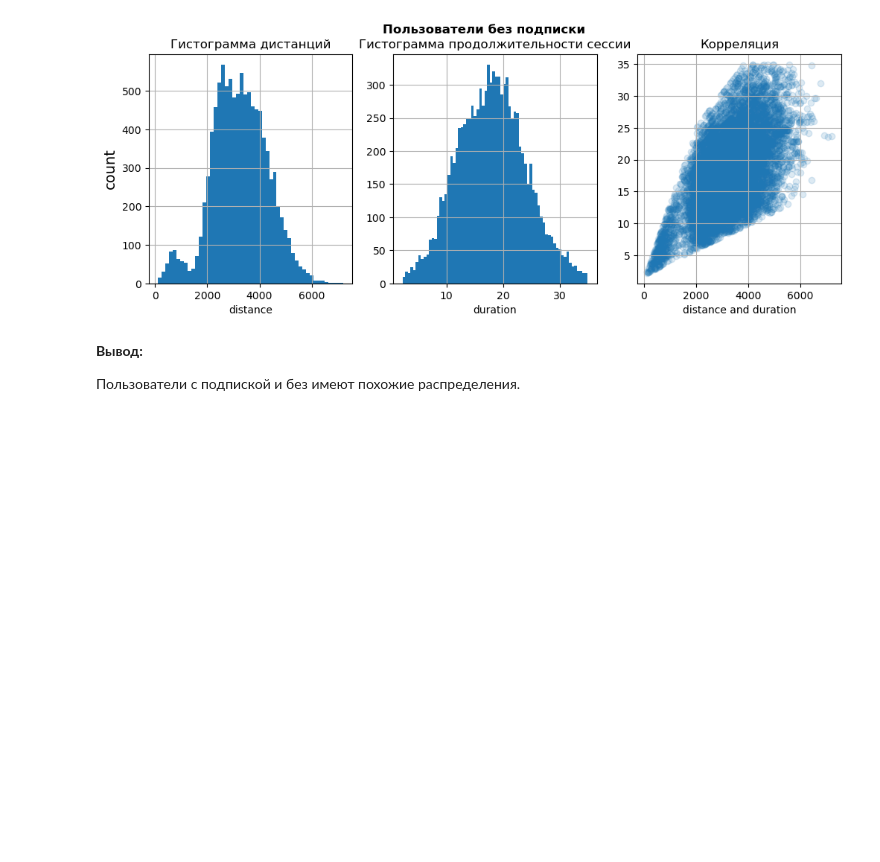
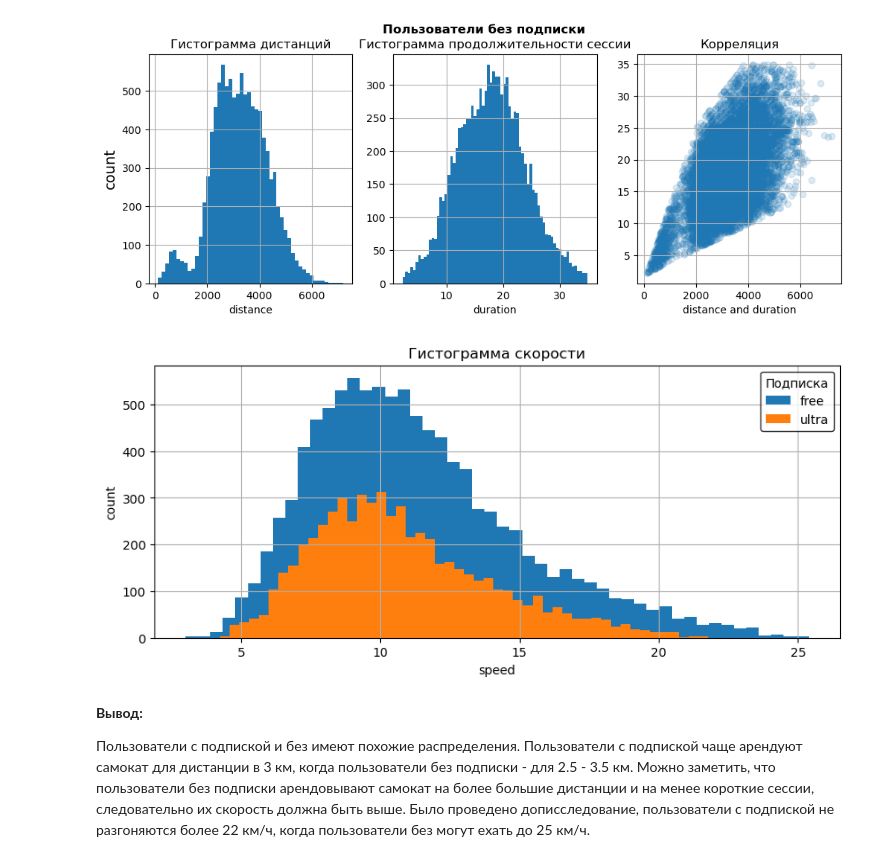
Before and after one commit to serguntsov/scooter, a Jupyter notebook: scooter.ipynb, the cells around one changed output. Saved outputs shown, nothing was run; the diff lists cells and outputs as text; code cells hidden in the pictures; blank space fills up the shorter version.

```diff
--- a/scooter.ipynb
+++ b/scooter.ipynb
@@ -85,7 +85,11 @@ import numpy as np
 # %% [markdown]
 #### 1.1 Датасет пользователи
 # %%
-user_go = pd.read_csv('datasets/users_go.csv')
+try:
+    user_go = pd.read_csv('datasets/users_go.csv')
+except:
+    user_go = pd.read_csv('/datasets/users_go.csv')
+
 user_go.head()
 # %% [output]
 |  | user_id | name | age | city | subscription_type |
@@ -130,7 +134,11 @@ user_go[user_go.duplicated(subset=['user_id'])]['user_id'].count()
 # %% [markdown]
 #### 1.2 Датасет поездки
 # %%
-rides_go = pd.read_csv('datasets/rides_go.csv')
+try:
+    rides_go = pd.read_csv('datasets/rides_go.csv')
+except:
+    rides_go = pd.read_csv('/datasets/rides_go.csv')
+
 rides_go.head()
 # %% [output]
 |  | user_id | distance | duration | date |
@@ -173,7 +181,11 @@ rides_go[rides_go.duplicated()]['user_id'].count()
 # %% [markdown]
 #### 1.3 Датасет подписки
 # %%
-subscriptions_go = pd.read_csv('datasets/subscriptions_go.csv')
+try:
+    subscriptions_go = pd.read_csv('datasets/subscriptions_go.csv')
+except:
+    subscriptions_go = pd.read_csv('/datasets/subscriptions_go.csv')
+
 subscriptions_go.head()
 # %% [output]
 |  | subscription_type | minute_price | start_ride_price | subscription_fee |
@@ -553,7 +565,28 @@ plt.xlabel('distance and duration')
 plt.grid()
 # %% [output]
 [figure]
+# %%
+plt.figure(figsize=(10, 4))
+plt.title('Гистограмма скорости')
+
+plt.xlabel('speed')
+plt.ylabel('count')
+
+(data_free
+ .apply(lambda x: (x['distance']*60)/(x['duration']*1000), axis=1)
+ .hist(bins=50, label='free')
+)
+
+(data_ultra
+ .apply(lambda x: (x['distance']*60)/(x['duration']*1000), axis=1)
+ .hist(bins=50, label='ultra')
+)
+
+plt.legend(title='Подписка', edgecolor='black')
+plt.show()
+# %% [output]
+[figure, added]
 # %% [markdown]
 **Вывод:**
 
-Пользователи с подпиской и без имеют похожие распределения.
+Пользователи с подпиской и без имеют похожие распределения. Пользователи с подпиской чаще арендуют самокат для дистанции в 3 км, когда пользователи без подписки - для 2.5 - 3.5 км. Можно заметить, что пользователи без подписки арендовывают самокат на более большие дистанции и на менее короткие сессии, следовательно их скорость должна быть выше. Было проведено дописследование, пользователи с подпиской не разгоняются более 22 км/ч, когда пользователи без могут ехать до 25 км/ч.
```
Also changed, not shown: parts of 19 cells of this notebook.
